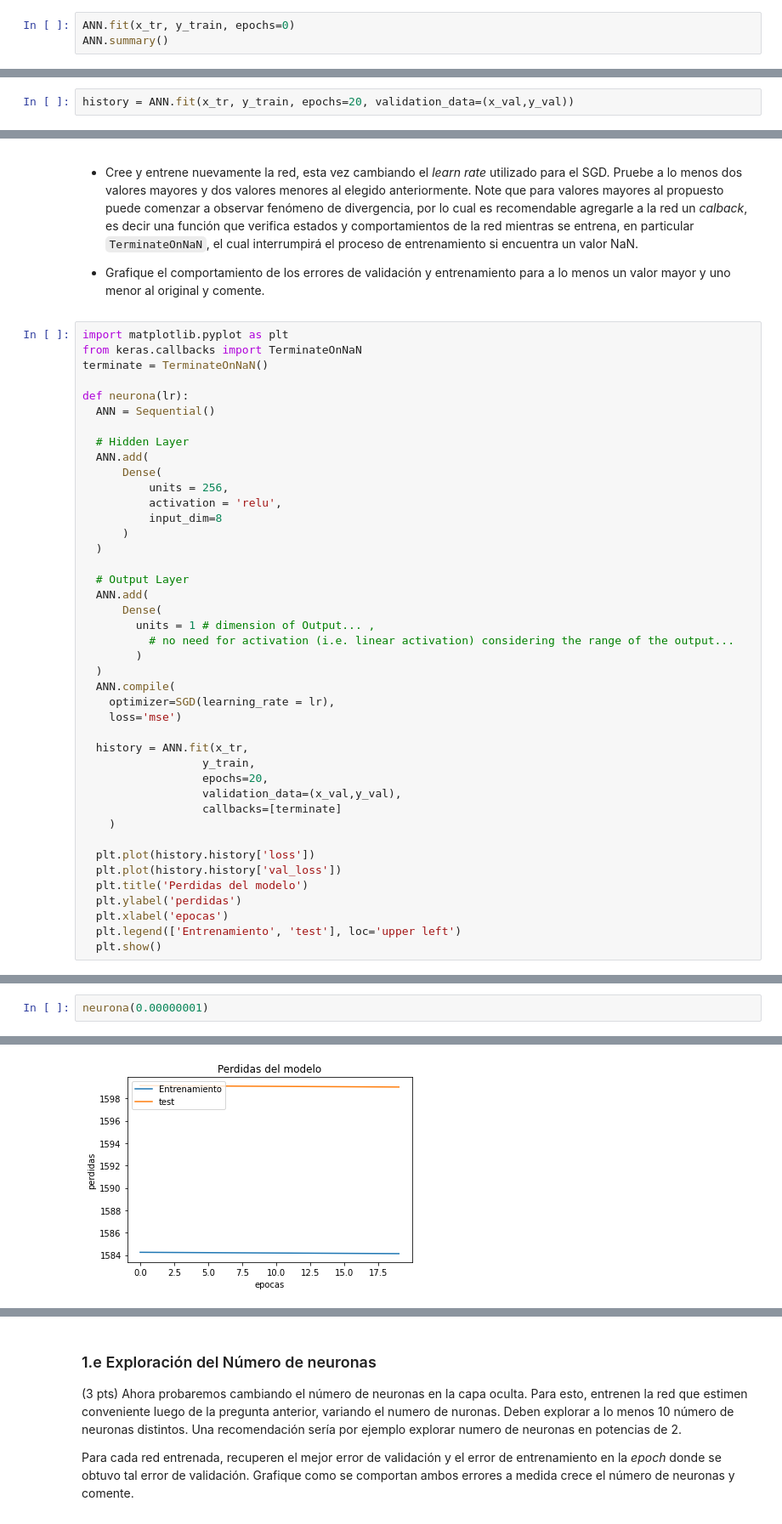
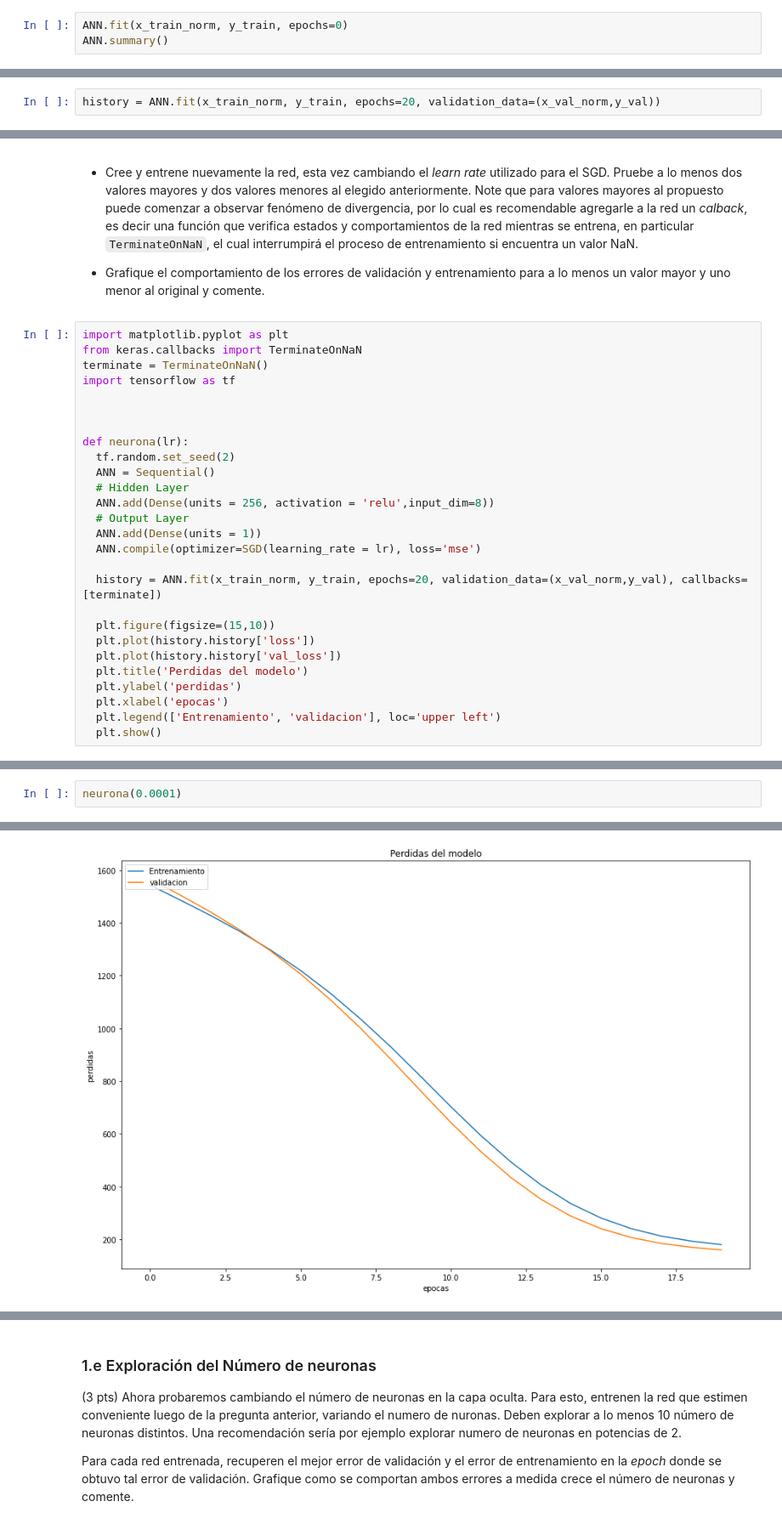
Before and after one commit to TheMasterEngine/data, a Jupyter notebook: Tarea_2_2020.ipynb, the cells around one changed output, grey strips where cells are left out. Shown at 85% size. Saved outputs shown, nothing was run; the diff lists cells and outputs as text.

```diff
--- a/Tarea_2_2020.ipynb
+++ b/Tarea_2_2020.ipynb
@@ -194,4 +175,4 @@ Una forma fácil de instanciar la red es la propuesta en el codigo abajo, es dec
 # %%
-ANN.fit(x_tr, y_train, epochs=0)
+ANN.fit(x_train_norm, y_train, epochs=0)
 ANN.summary()
 # %% [output]
@@ -214,4 +199,4 @@ _________________________________________________________________
 # %%
-history = ANN.fit(x_tr, y_train, epochs=20, validation_data=(x_val,y_val))
+history = ANN.fit(x_train_norm, y_train, epochs=20, validation_data=(x_val_norm,y_val))
 # %% [output]
 Epoch 1/20
@@ -255,43 +244,28 @@ plt.show()
 import matplotlib.pyplot as plt
 from keras.callbacks import TerminateOnNaN
 terminate = TerminateOnNaN()
+import tensorflow as tf
+
+
 
 def neurona(lr):
+  tf.random.set_seed(2)
   ANN = Sequential()
+  # Hidden Layer
+  ANN.add(Dense(units = 256, activation = 'relu',input_dim=8))
+  # Output Layer
+  ANN.add(Dense(units = 1))
+  ANN.compile(optimizer=SGD(learning_rate = lr), loss='mse')
 
-  # Hidden Layer
-  ANN.add(
-      Dense(
-          units = 256,
-          activation = 'relu',
-          input_dim=8
-      )
-  )
+  history = ANN.fit(x_train_norm, y_train, epochs=20, validation_data=(x_val_norm,y_val), callbacks=[terminate])
 
-  # Output Layer
-  ANN.add(
-      Dense(
-        units = 1 # dimension of Output... ,
-          # no need for activation (i.e. linear activation) considering the range of the output...
-        )
-  )
-  ANN.compile(
-    optimizer=SGD(learning_rate = lr),
-    loss='mse')
-
-  history = ANN.fit(x_tr,
-                  y_train,
-                  epochs=20,
-                  validation_data=(x_val,y_val),
-                  callbacks=[terminate]
-    )
-
+  plt.figure(figsize=(15,10))
   plt.plot(history.history['loss'])
   plt.plot(history.history['val_loss'])
   plt.title('Perdidas del modelo')
   plt.ylabel('perdidas')
   plt.xlabel('epocas')
-  plt.legend(['Entrenamiento', 'test'], loc='upper left')
+  plt.legend(['Entrenamiento', 'validacion'], loc='upper left')
   plt.show()
 # %%
 neurona(0.02)
@@ -338,4 +316,4 @@ Epoch 20/20
 # %%
-neurona(0.00000001)
+neurona(0.0001)
 # %% [output]
 Epoch 1/20
@@ -358 +336 @@ Epoch 20/20
-[figure, old version]
+[figure, new version]
```
Also changed, not shown: parts of 96 cells of this notebook.
